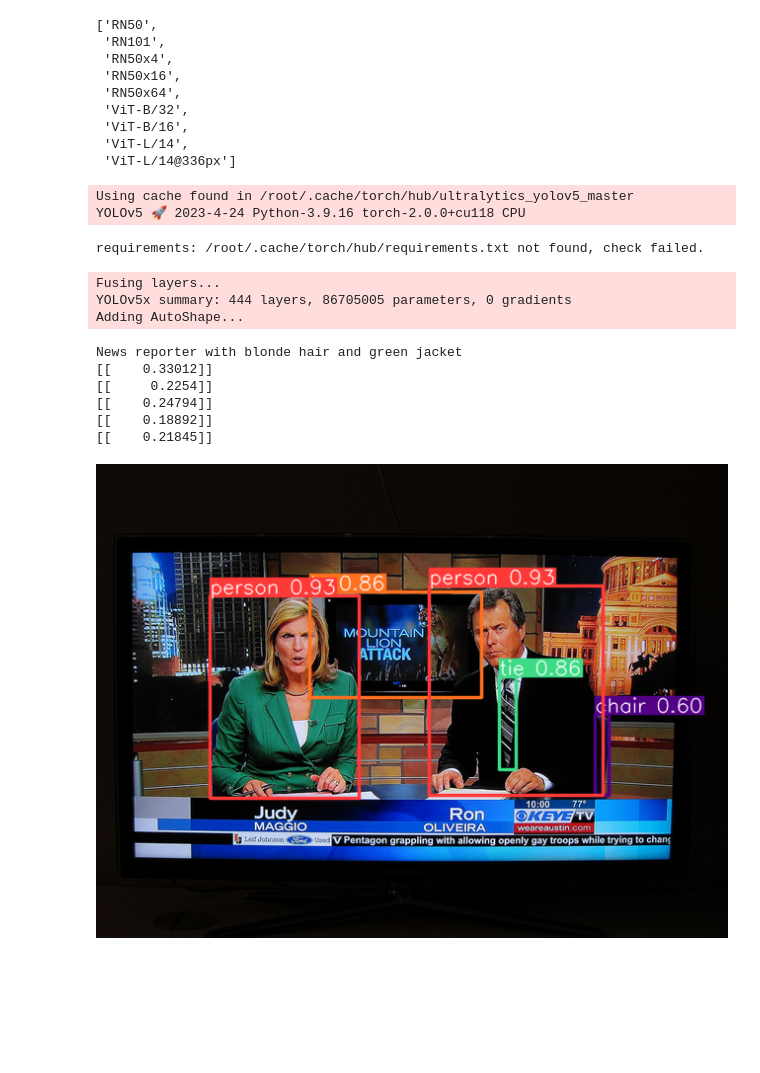
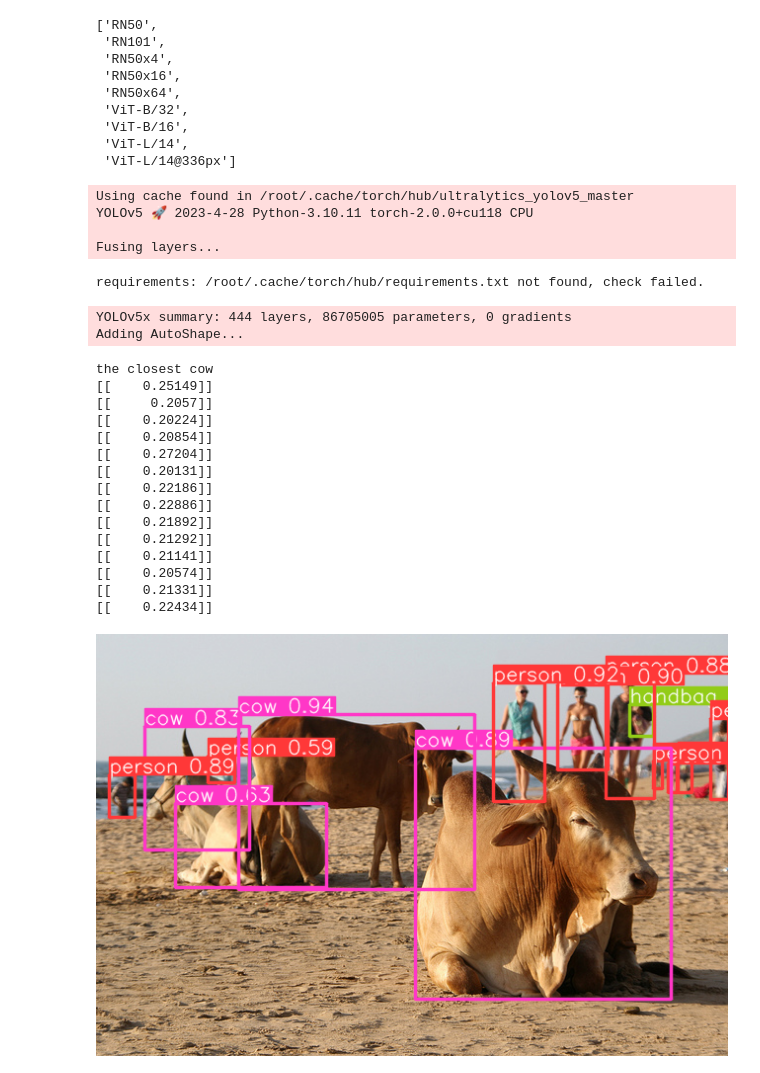
Before and after one commit to nicolazilio0/deepRiccy, a Jupyter notebook: Baseline.ipynb, the cells around one changed output. Saved outputs shown, nothing was run; the diff lists cells and outputs as text; code cells hidden in the pictures; blank space fills up the shorter version.

```diff
--- a/Baseline.ipynb
+++ b/Baseline.ipynb
@@ -79,7 +79,7 @@ class Coco(Dataset):
             self.refs_frame = pd.DataFrame(data)
 
         #separate each sentence in dataframe
-        self.refs_frame = self.refs_frame.explode('sent_ids')
+        self.refs_frame = self.refs_frame.explode('sentences')
 
         self.refs_frame = self.refs_frame.reset_index(drop=False)
 
@@ -175,7 +171,7 @@ def yolobbox2bbox(x,y,w,h):
 
     input = dataset[55]
 
-    image_path = split_string(input["file_name_x"])
+    image_path = split_string(input["file_name"])
 
     yolo_output = yolo(local_path+image_path)
 
@@ -203,39 +199,49 @@ def yolobbox2bbox(x,y,w,h):
         y2 = yolo_output.xyxy[0][i][3].numpy()
         y2 = np.rint(y2)
 
         img_cropped = original_img.crop((x1, y1, x2, y2))
 
         img = preprocess(img_cropped).unsqueeze(0)
         image_imput = torch.tensor(img)
 
         text = clip.tokenize([sentence])
 
         with torch.no_grad():
             image_features = model.encode_image(img).float()
             text_features = model.encode_text(text).float()
         image_features /= image_features.norm(dim=-1, keepdim=True)
         text_features /= text_features.norm(dim=-1, keepdim=True)
         similarity = text_features.cpu().numpy() @ image_features.cpu().numpy().T
 
         if similarity > max_similarity:
             max_similarity = similarity
             max_image = img_cropped
             max_bbox = yolo_output.xyxy[0][i]
 
 
         print(similarity)
     yolo_output.show()
 # %% [output]
 Using cache found in /root/.cache/torch/hub/ultralytics_yolov5_master
-YOLOv5 🚀 2023-4-24 Python-3.9.16 torch-2.0.0+cu118 CPU
+YOLOv5 🚀 2023-4-28 Python-3.10.11 torch-2.0.0+cu118 CPU
+
+Fusing layers...
 requirements: /root/.cache/torch/hub/requirements.txt not found, check failed.
-Fusing layers...
 YOLOv5x summary: 444 layers, 86705005 parameters, 0 gradients
 Adding AutoShape...
-News reporter with blonde hair and green jacket
-[[    0.33012]]
-[[     0.2254]]
-[[    0.24794]]
-[[    0.18892]]
-[[    0.21845]]
+the closest cow
+[[    0.25149]]
+[[     0.2057]]
+[[    0.20224]]
+[[    0.20854]]
+[[    0.27204]]
+[[    0.20131]]
+[[    0.22186]]
+[[    0.22886]]
+[[    0.21892]]
+[[    0.21292]]
+[[    0.21141]]
+[[    0.20574]]
+[[    0.21331]]
+[[    0.22434]]
-[figure, old version]
+[figure, new version]
```
Also changed, not shown: parts of 4 cells of this notebook.
